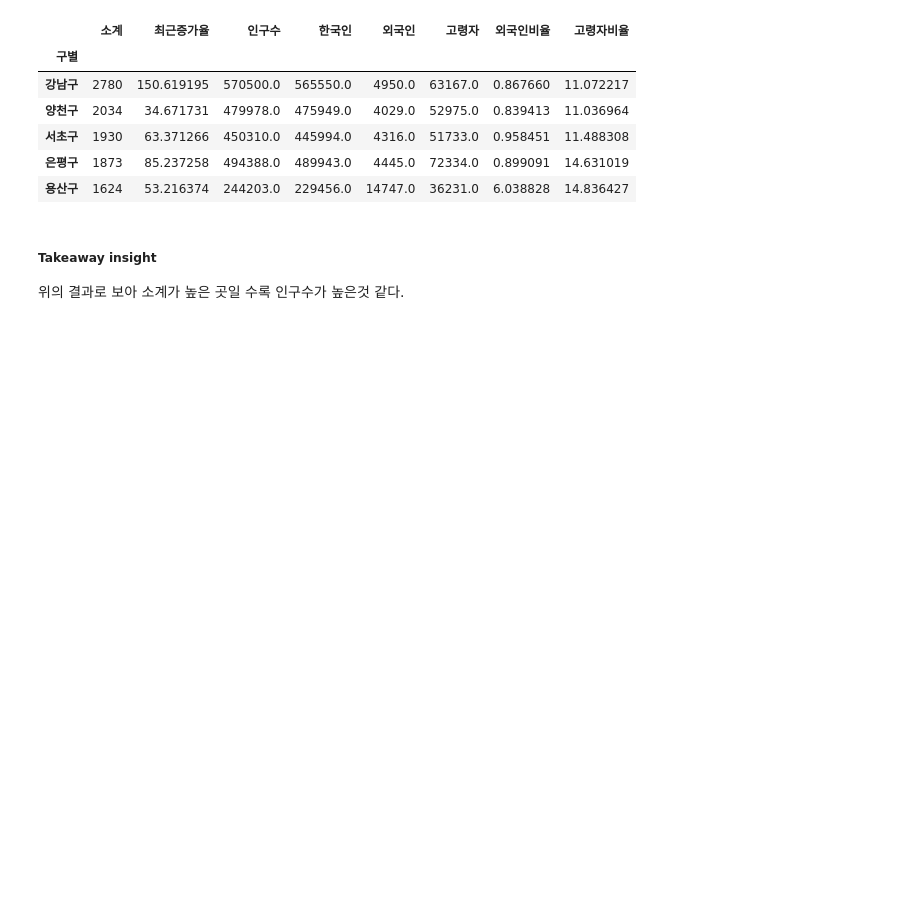
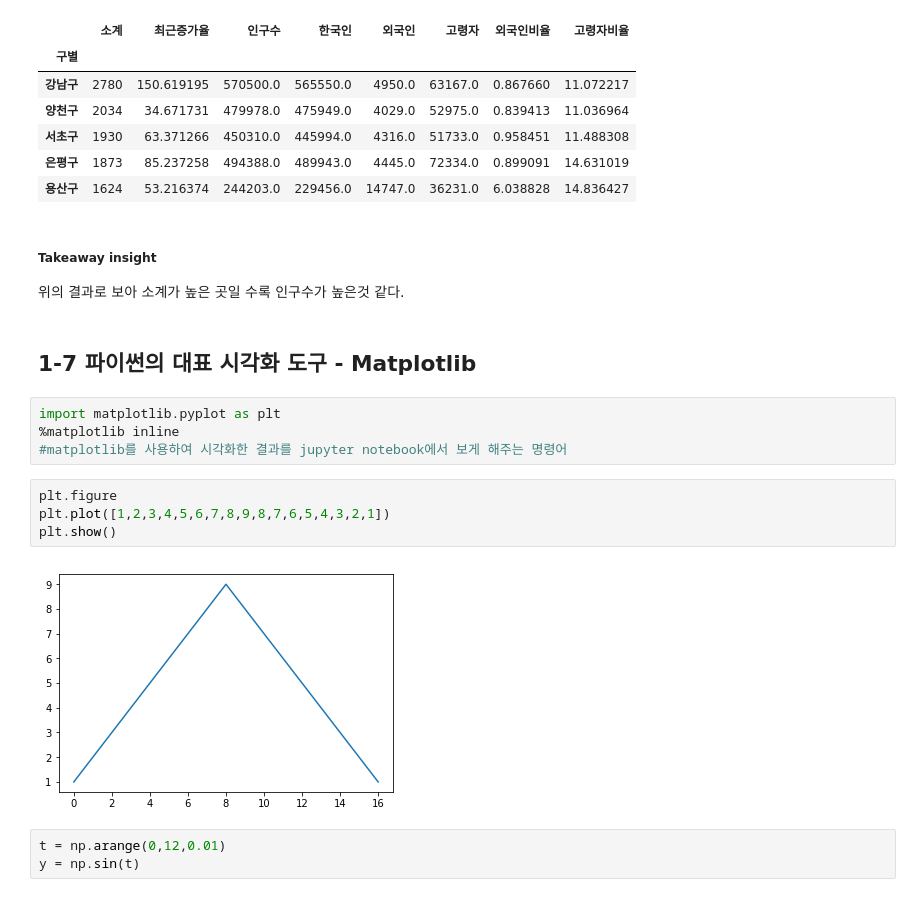
Before and after one commit to jbaeckn/data_jumurugi, a Jupyter notebook: chapter1/Chapter1_Notes.ipynb, the cells around one changed output. Drawn from its saved outputs; the diff is of its cells as text; blank space fills up the shorter version.

```diff
--- a/chapter1/Chapter1_Notes.ipynb
+++ b/chapter1/Chapter1_Notes.ipynb
@@ -797,3 +798,18 @@ data_result.sort_values(by='소계', ascending=False).head(5)
 # %% [markdown]
 ##### Takeaway insight
 위의 결과로 보아 소계가 높은 곳일 수록 인구수가 높은것 같다.
+# %% [markdown]
+## 1-7 파이썬의 대표 시각화 도구 - Matplotlib
+# %%
+import matplotlib.pyplot as plt
+%matplotlib inline
+#matplotlib를 사용하여 시각화한 결과를 jupyter notebook에서 보게 해주는 명령어
+# %%
+plt.figure
+plt.plot([1,2,3,4,5,6,7,8,9,8,7,6,5,4,3,2,1])
+plt.show()
+# %% [output]
+[figure, added]
+# %%
+t = np.arange(0,12,0.01)
+y = np.sin(t)
```
Also changed, not shown: parts of 31 cells of this notebook.
